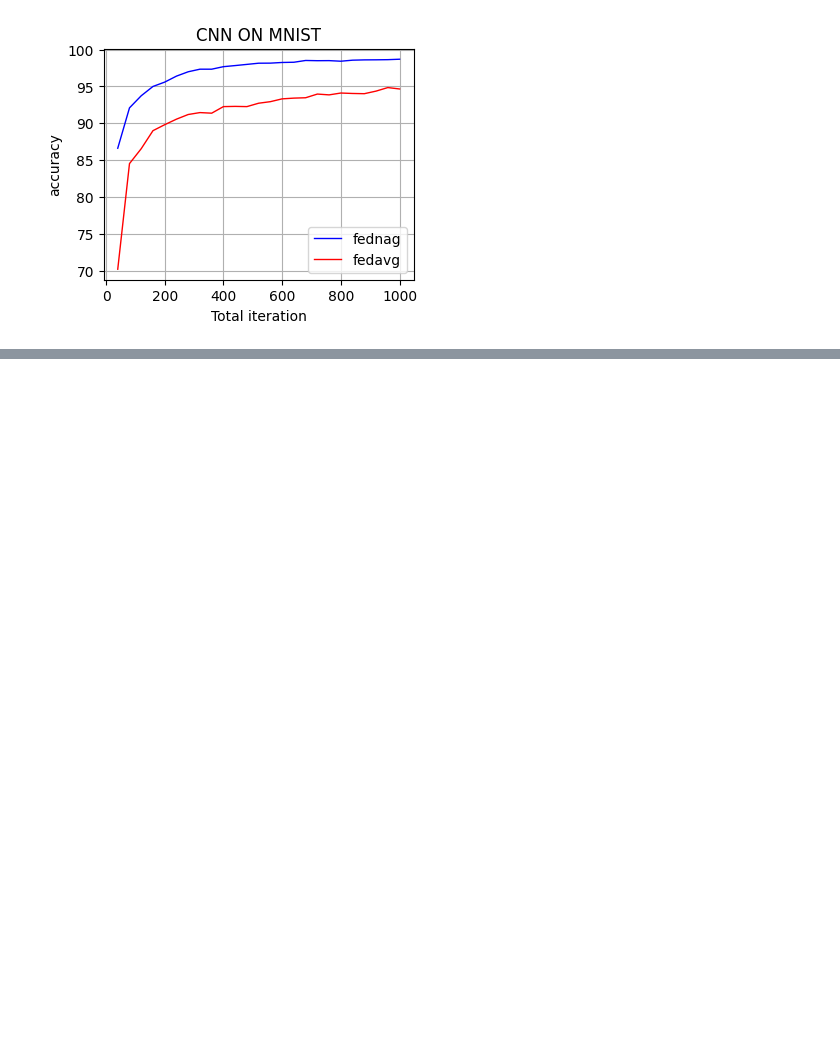
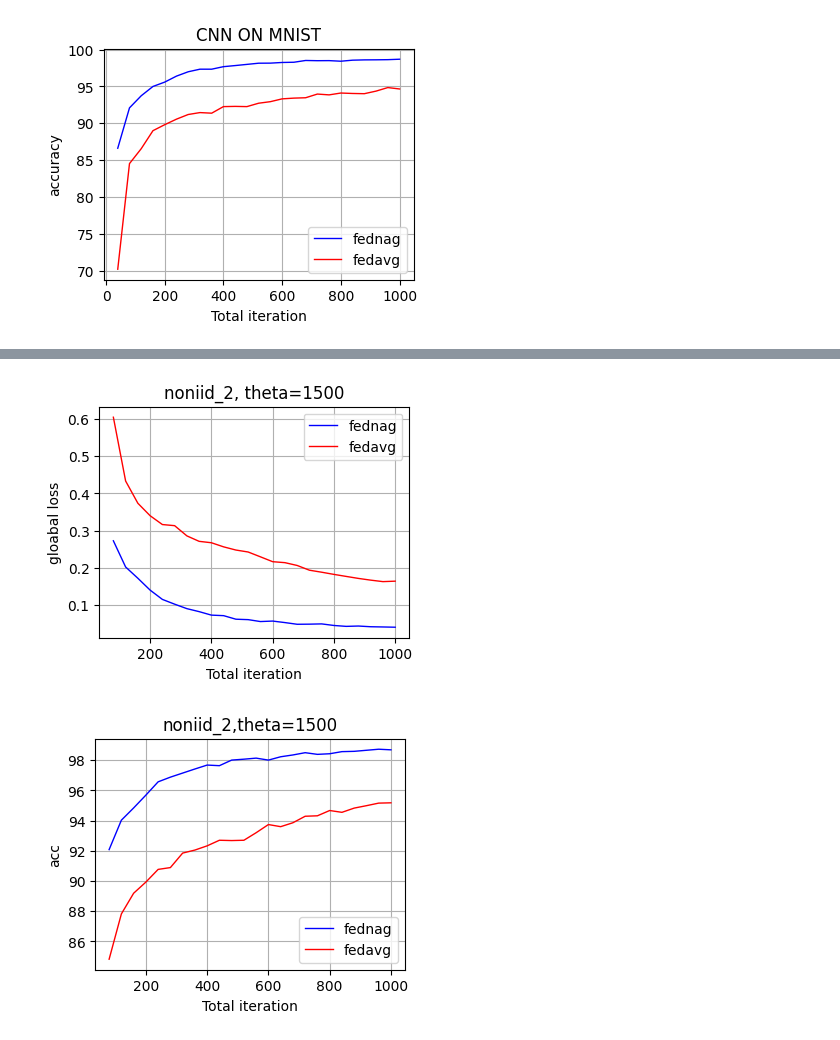
Before and after one commit to Gooooooogo/fedml, a Jupyter notebook: fed_plot.ipynb, the cells around one changed output, grey strips where cells are left out. Drawn from its saved outputs; the diff is of its cells as text; code cells hidden in the pictures; blank space fills up the shorter version.

```diff
--- a/fed_plot.ipynb
+++ b/fed_plot.ipynb
@@ -100,0 +157,26 @@ plt.show()  # 显示图形
+# %%
+plt.figure(figsize=(4, 3))  # 设置图形大小
+plt.plot(sheet_data['noniid_2_nag']['column2'], sheet_data['noniid_2_nag']['column4'], label='fednag', color='blue', linewidth=1)  # 绘制折线图
+plt.plot(sheet_data['noniid_2_avg']['column2'], sheet_data['noniid_2_avg']['column4'], label='fedavg', color='red', linewidth=1)  # 绘制折线图
+plt.title('noniid_2, theta=1500')  # 设置标题
+plt.xlabel('Total iteration')  # 设置X轴标签
+plt.ylabel('gloabal loss')  # 设置Y轴标签
+plt.legend()  # 显示图例
+plt.grid(True)  # 显示网格线
+plt.show()  # 显示图形
+
+
+
+
+plt.figure(figsize=(4, 3))  # 设置图形大小
+plt.plot(sheet_data['noniid_2_nag']['column2'], sheet_data['noniid_2_nag']['column5'], label='fednag', color='blue', linewidth=1)  # 绘制折线图
+plt.plot(sheet_data['noniid_2_avg']['column2'], sheet_data['noniid_2_avg']['column5'], label='fedavg', color='red', linewidth=1)  # 绘制折线图
+plt.title('noniid_2,theta=1500')  # 设置标题
+plt.xlabel('Total iteration')  # 设置X轴标签
+plt.ylabel('acc')  # 设置Y轴标签
+plt.legend()  # 显示图例
+plt.grid(True)  # 显示网格线
+plt.show()  # 显示图形
+# %% [output]
+[figure, added]
+[figure, added]
```
Also changed, not shown: parts of 4 cells of this notebook, 7 other files.
